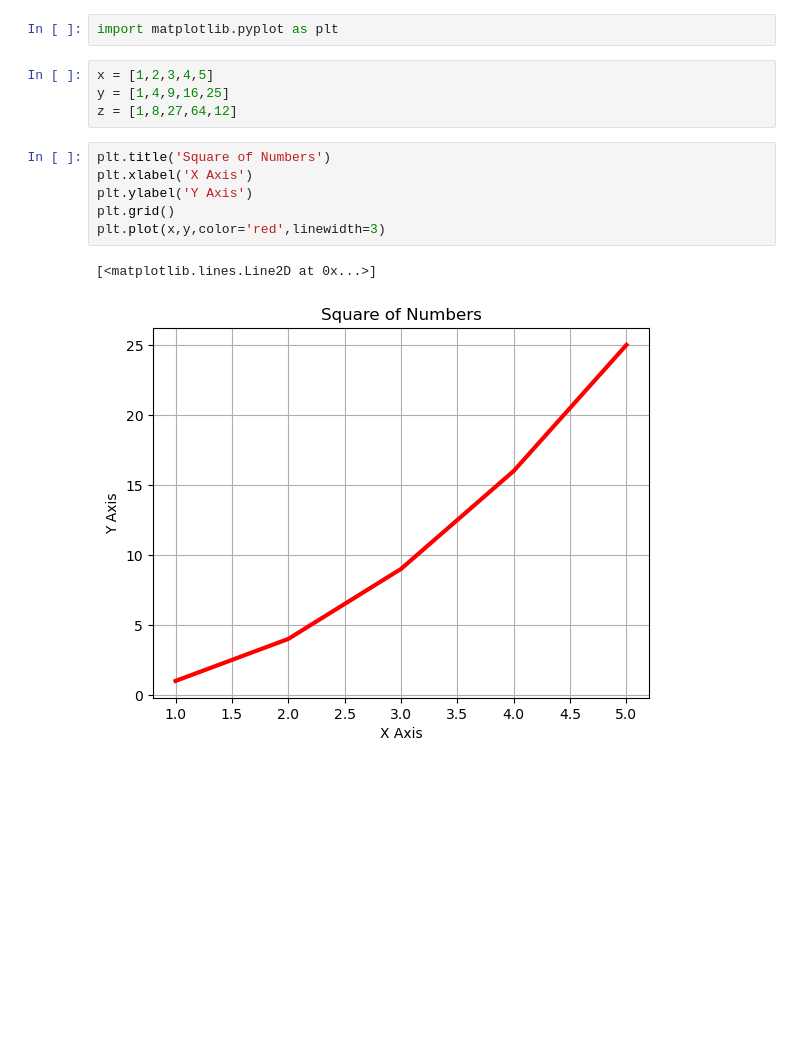
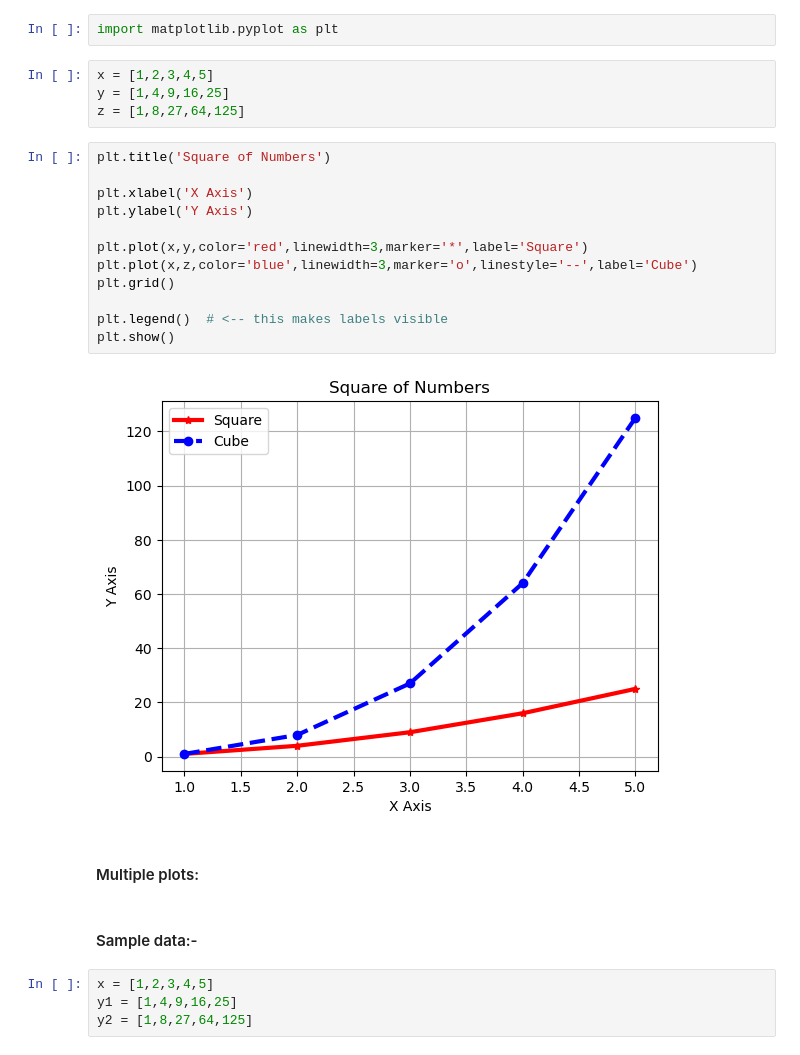
Before and after one commit to ganeshbgunjal/Data-Analysis-Libraries, a Jupyter notebook: 5 Data visualization with Matplotlib.ipynb, the cells around one changed output. Saved outputs shown, nothing was run; the diff lists cells and outputs as text; blank space fills up the shorter version.

```diff
--- a/5 Data visualization with Matplotlib.ipynb
+++ b/5 Data visualization with Matplotlib.ipynb
@@ -7,13 +7,26 @@ import matplotlib.pyplot as plt
 # %%
 x = [1,2,3,4,5]
 y = [1,4,9,16,25]
-z = [1,8,27,64,12]
+z = [1,8,27,64,125]
 # %%
 plt.title('Square of Numbers')
+
 plt.xlabel('X Axis')
 plt.ylabel('Y Axis')
+
+plt.plot(x,y,color='red',linewidth=3,marker='*',label='Square')
+plt.plot(x,z,color='blue',linewidth=3,marker='o',linestyle='--',label='Cube')
 plt.grid()
-plt.plot(x,y,color='red',linewidth=3)
+
+plt.legend()  # <-- this makes labels visible
+plt.show()
 # %% [output]
-[<matplotlib.lines.Line2D at 0x...>]
-[figure, old version]
+[figure, new version]
+# %% [markdown]
+#### Multiple plots:
+# %% [markdown]
+#### Sample data:-
+# %%
+x = [1,2,3,4,5]
+y1 = [1,4,9,16,25]
+y2 = [1,8,27,64,125]
```
Also changed, not shown: parts of 3 cells of this notebook.
